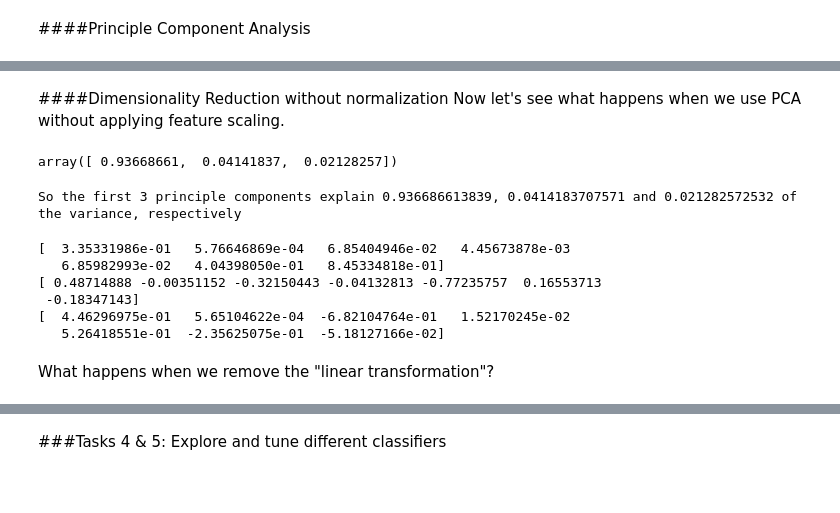
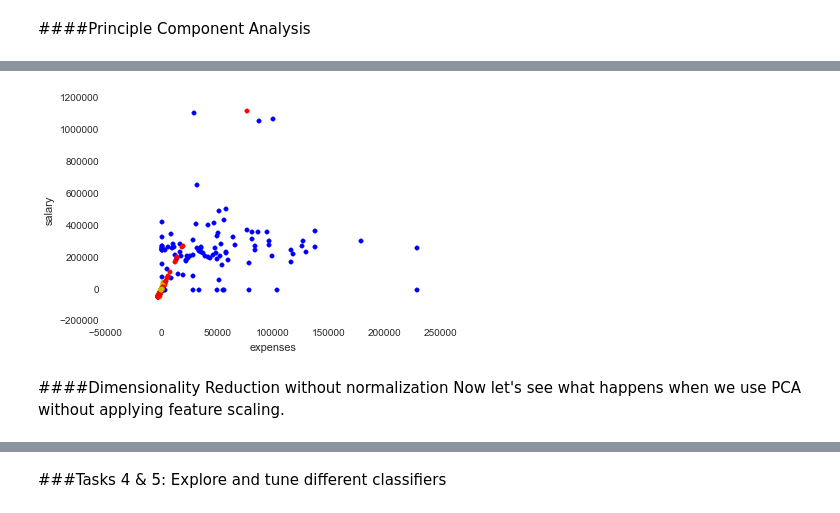
Before and after one commit to BlaneG/Udacity_Intro_machine_learning, a Jupyter notebook: poi_id_v3.ipynb, the cells around one changed output, grey strips where cells are left out. Saved outputs shown, nothing was run; the diff lists cells and outputs as text; code cells hidden in the pictures; blank space fills up the shorter version.

```diff
--- a/poi_id_v3.ipynb
+++ b/poi_id_v3.ipynb
@@ -472,34 +527,17 @@ plt.show()
+# %%
+#use zip here to combine each list into a list of tuples
+#iterate through the list of transformed original features
+for ii, jj in zip(transformed_data, features):
+    #plot the
+    plt.scatter(pc_1st[6-1]*ii[0], pc_1st[11-1]*ii[0], color="r")
+    plt.scatter(pc_2nd[6-1]*ii[1], pc_2nd[11-1]*ii[1], color="y")
+    plt.scatter(jj[6-1], jj[11-1], color="b")
+
+plt.xlabel(financial_features[6])
+plt.ylabel(financial_features[11])
+plt.show()
+# %% [output]
+[figure, added]
 # %% [markdown]
 ####Dimensionality Reduction without normalization
 Now let's see what happens when we use PCA without applying feature scaling.
-# %%
-pca.fit(features_train)
-
-pca.explained_variance_ratio_ #this contains the eigenvalues
-# %% [output]
-array([ 0.93668661,  0.04141837,  0.02128257])
-# %%
-print ("So the first 3 principle components explain %s, %s and %s of the variance, respectively" \
-       %(pca.explained_variance_ratio_[0], \
-       pca.explained_variance_ratio_[1], \
-       pca.explained_variance_ratio_[2]))
-# %% [output]
-So the first 3 principle components explain 0.936686613839, 0.0414183707571 and 0.021282572532 of the variance, respectively
-# %%
-#extract each of the three principle components each of which contain the linear
-#transformation needed to get from the back to the principle components for each
-#of the features
-pc_1st = pca.components_[0]
-pc_2nd = pca.components_[1]
-pc_3rd = pca.components_[2]
-
-print pc_1st, "\n", pc_2nd, "\n", pc_3rd
-# %% [output]
-[  3.35331986e-01   5.76646869e-04   6.85404946e-02   4.45673878e-03
-   6.85982993e-02   4.04398050e-01   8.45334818e-01]
-[ 0.48714888 -0.00351152 -0.32150443 -0.04132813 -0.77235757  0.16553713
- -0.18347143]
-[  4.46296975e-01   5.65104622e-04  -6.82104764e-01   1.52170245e-02
-   5.26418551e-01  -2.35625075e-01  -5.18127166e-02]
-# %% [markdown]
-What happens when we remove the "linear transformation"?
```
Also changed, not shown: parts of 130 cells of this notebook.
